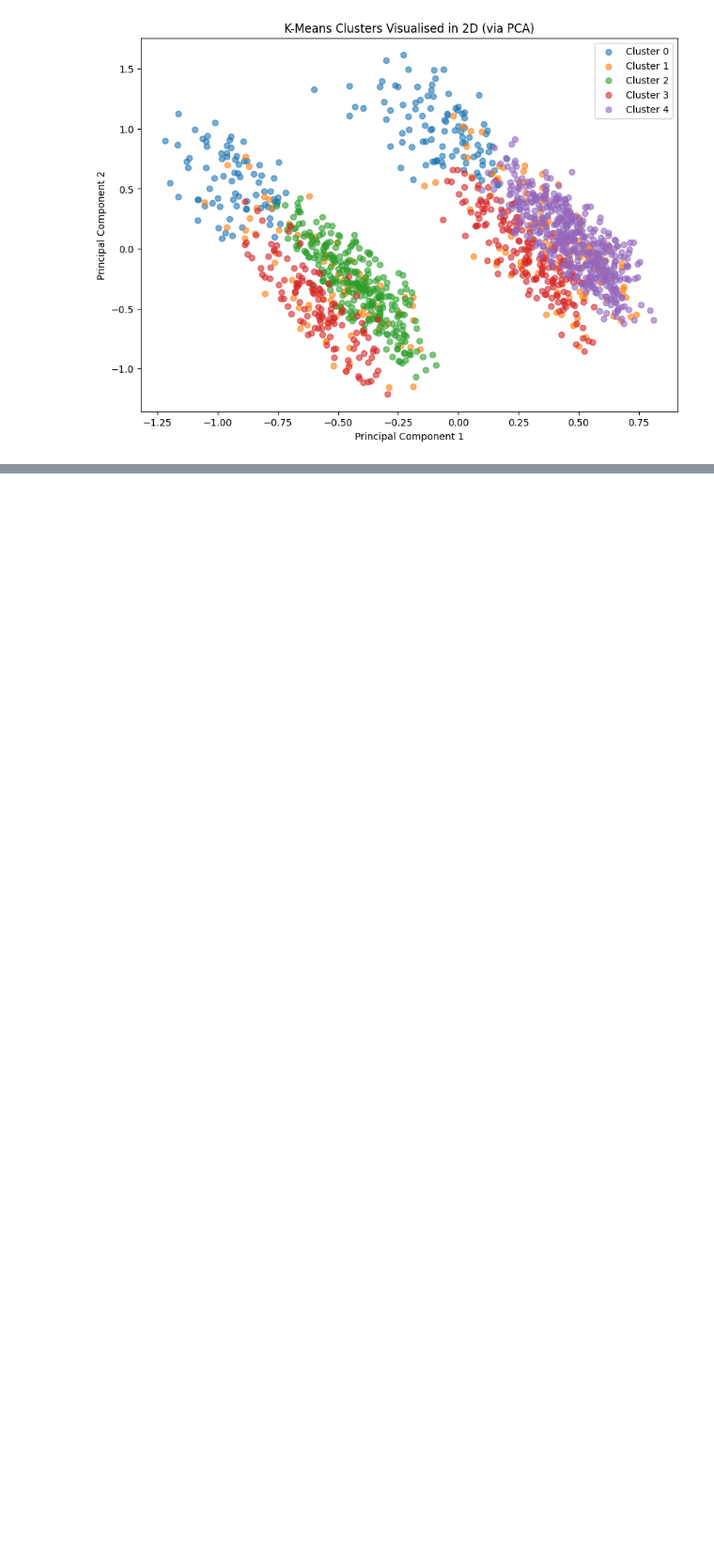
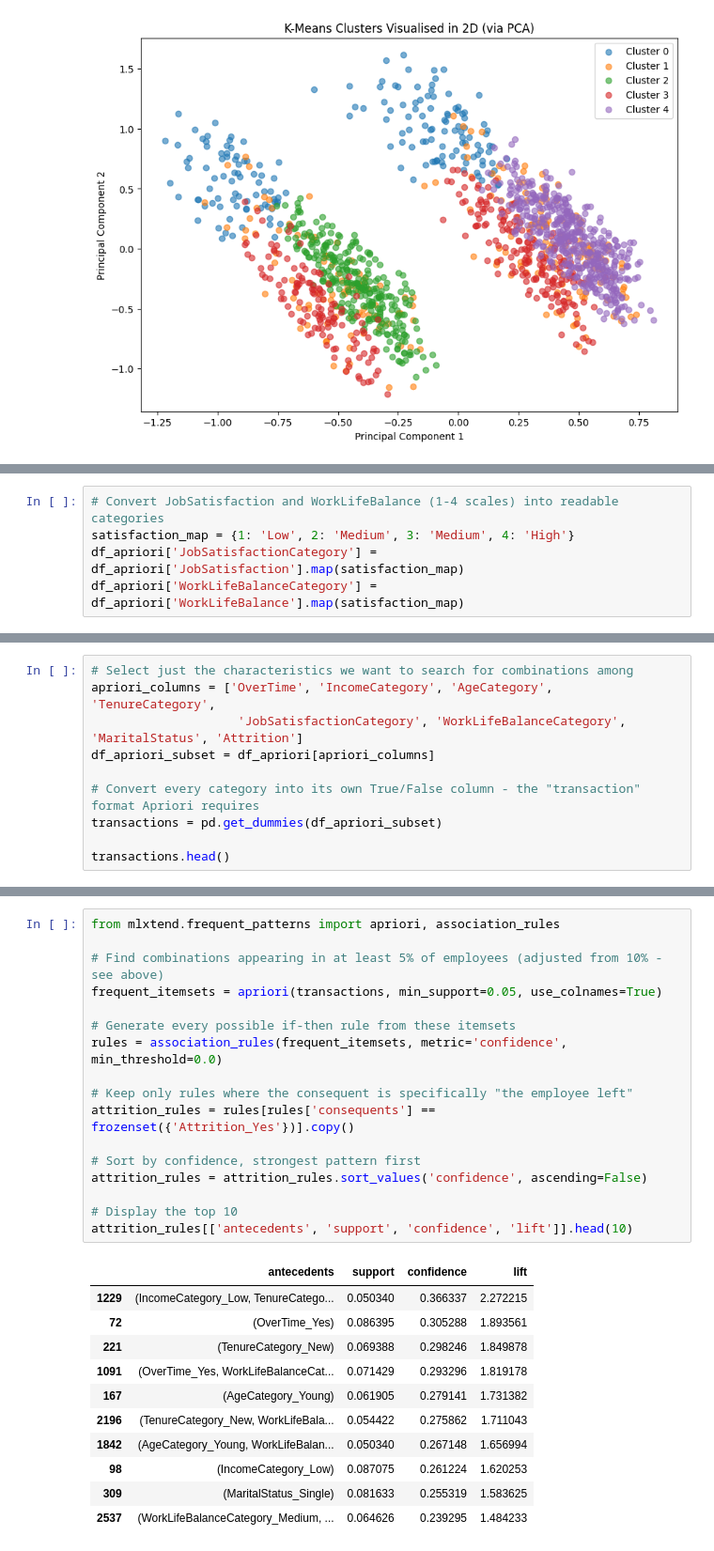
Before and after one commit to zainaahamed-work/Employee-Attrition-Analytics-XAI, a Jupyter notebook: Employee_Attrition_Project.ipynb, the cells around one changed output, grey strips where cells are left out. Shown at 94% size. Cells and saved outputs as stored; diff of their text form; blank space fills up the shorter version.

Commit message:
Phase 8 - Apriori association rule mining complete

```diff
--- a/Employee_Attrition_Project.ipynb
+++ b/Employee_Attrition_Project.ipynb
@@ -602,0 +636,5 @@ plt.show()
+# %%
+# Convert JobSatisfaction and WorkLifeBalance (1-4 scales) into readable categories
+satisfaction_map = {1: 'Low', 2: 'Medium', 3: 'Medium', 4: 'High'}
+df_apriori['JobSatisfactionCategory'] = df_apriori['JobSatisfaction'].map(satisfaction_map)
+df_apriori['WorkLifeBalanceCategory'] = df_apriori['WorkLifeBalance'].map(satisfaction_map)
@@ -602,0 +644,10 @@ plt.show()
+# %%
+# Select just the characteristics we want to search for combinations among
+apriori_columns = ['OverTime', 'IncomeCategory', 'AgeCategory', 'TenureCategory',
+                    'JobSatisfactionCategory', 'WorkLifeBalanceCategory', 'MaritalStatus', 'Attrition']
+df_apriori_subset = df_apriori[apriori_columns]
+
+# Convert every category into its own True/False column - the "transaction" format Apriori requires
+transactions = pd.get_dummies(df_apriori_subset)
+
+transactions.head()
@@ -602,0 +662,29 @@ plt.show()
+# %%
+from mlxtend.frequent_patterns import apriori, association_rules
+
+# Find combinations appearing in at least 5% of employees (adjusted from 10% - see above)
+frequent_itemsets = apriori(transactions, min_support=0.05, use_colnames=True)
+
+# Generate every possible if-then rule from these itemsets
+rules = association_rules(frequent_itemsets, metric='confidence', min_threshold=0.0)
+
+# Keep only rules where the consequent is specifically "the employee left"
+attrition_rules = rules[rules['consequents'] == frozenset({'Attrition_Yes'})].copy()
+
+# Sort by confidence, strongest pattern first
+attrition_rules = attrition_rules.sort_values('confidence', ascending=False)
+
+# Display the top 10
+attrition_rules[['antecedents', 'support', 'confidence', 'lift']].head(10)
+# %% [output]
+|  | antecedents | support | confidence | lift |
+| 1229 | (IncomeCategory_Low, TenureCatego... | 0.050340 | 0.366337 | 2.272215 |
+| 72 | (OverTime_Yes) | 0.086395 | 0.305288 | 1.893561 |
+| 221 | (TenureCategory_New) | 0.069388 | 0.298246 | 1.849878 |
+| 1091 | (OverTime_Yes, WorkLifeBalanceCat... | 0.071429 | 0.293296 | 1.819178 |
+| 167 | (AgeCategory_Young) | 0.061905 | 0.279141 | 1.731382 |
+| 2196 | (TenureCategory_New, WorkLifeBala... | 0.054422 | 0.275862 | 1.711043 |
+| 1842 | (AgeCategory_Young, WorkLifeBalan... | 0.050340 | 0.267148 | 1.656994 |
+| 98 | (IncomeCategory_Low) | 0.087075 | 0.261224 | 1.620253 |
+| 309 | (MaritalStatus_Single) | 0.081633 | 0.255319 | 1.583625 |
+| 2537 | (WorkLifeBalanceCategory_Medium, ... | 0.064626 | 0.239295 | 1.484233 |
```
Also changed, not shown: parts of 3 cells of this notebook.
